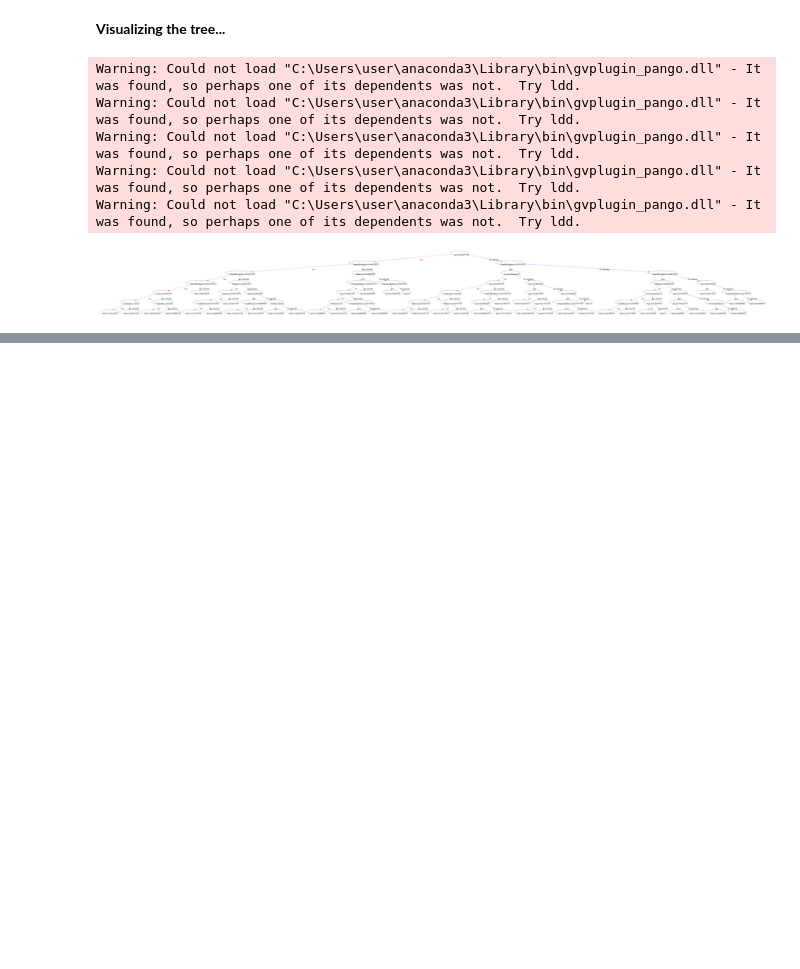
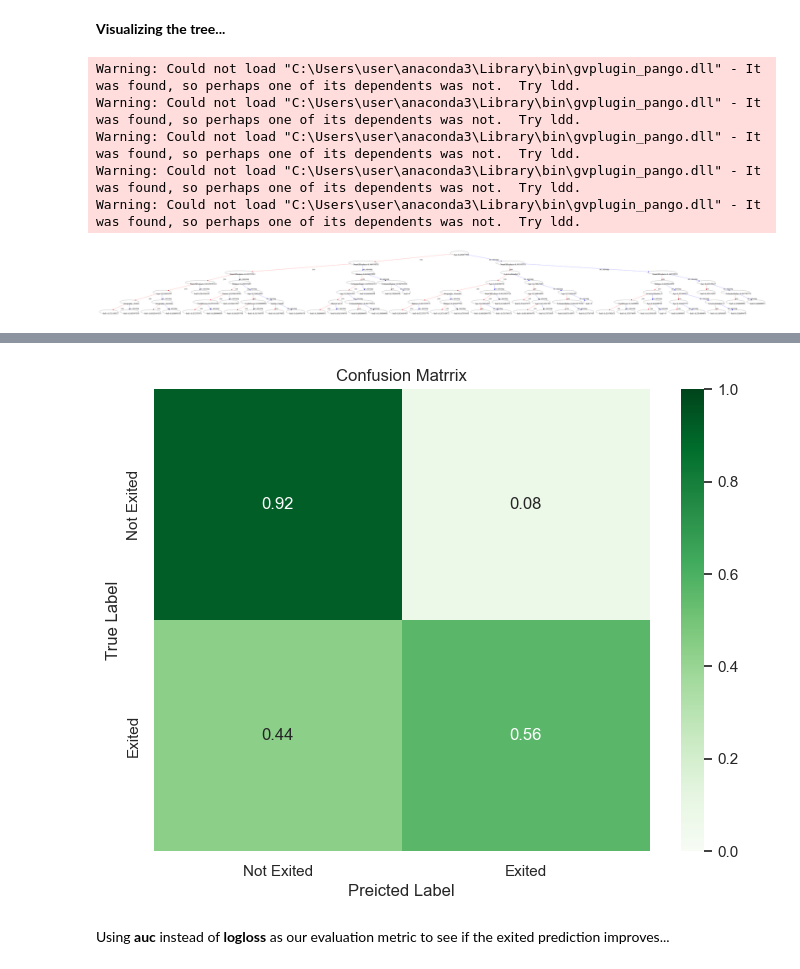
Before and after one commit to sophiembanda/Churn_Modelling, a Jupyter notebook: Churn Modelling.ipynb, the cells around one changed output, grey strips where cells are left out. Cells and saved outputs as stored; diff of their text form; code cells hidden in the pictures; blank space fills up the shorter version.

```diff
--- a/Churn Modelling.ipynb
+++ b/Churn Modelling.ipynb
@@ -408,0 +496,8 @@ Warning: no value for width of non-ASCII character 226. Falling back to width of
+# %%
+# calculate the confusion matrix
+cm=confusion_matrix(y_test,y_test_pred, normalize='true')
+plot_confusion_matrix(cm,classes=["Not Exited", "Exited"])
+# %% [output]
+[figure, added]
+# %% [markdown]
+Using **auc** instead of **logloss** as our evaluation metric to see if the exited prediction improves...
```
Also changed, not shown: parts of 7 cells of this notebook.
